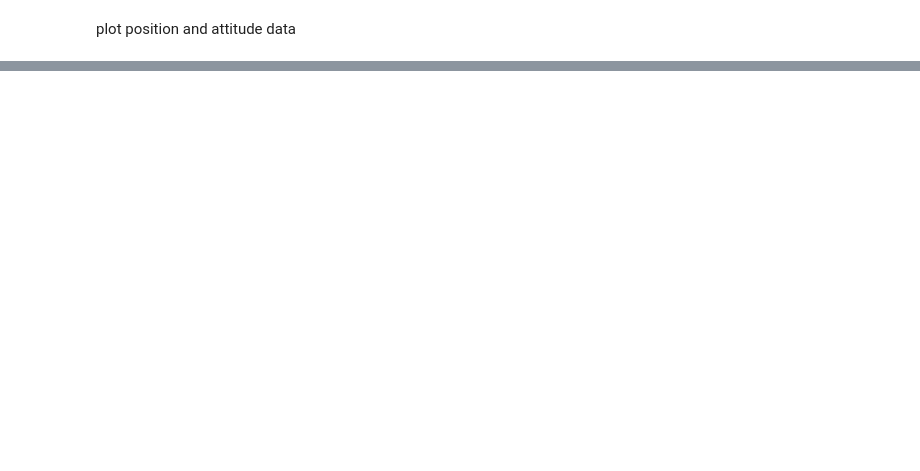
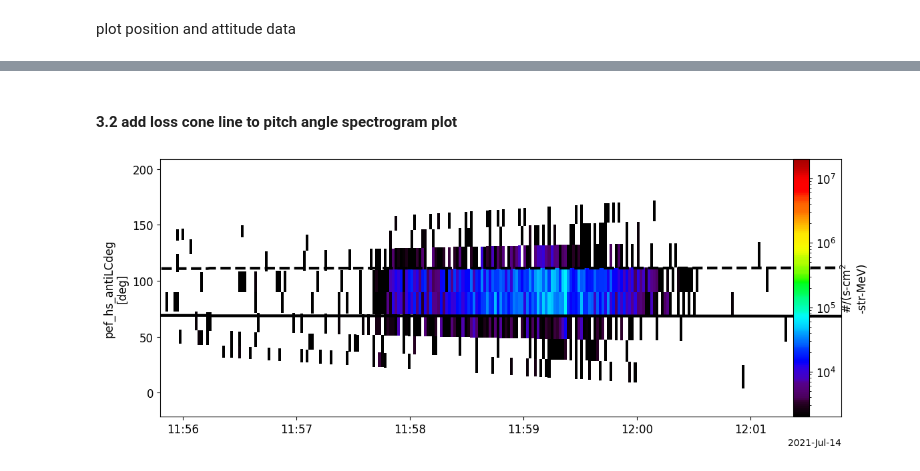
Before and after one commit to jiashuwu89/pyspedas_examples, a Jupyter notebook: pyspedas_examples/notebooks/Elfin_overview.ipynb, the cells around one changed output, grey strips where cells are left out. Saved outputs shown, nothing was run; the diff lists cells and outputs as text; code cells hidden in the pictures; blank space fills up the shorter version.

```diff
--- a/pyspedas_examples/notebooks/Elfin_overview.ipynb
+++ b/pyspedas_examples/notebooks/Elfin_overview.ipynb
@@ -304,0 +308,2 @@ tplot(['ela_pef_hs_nflux_ch0', 'ela_pef_hs_nflux_ch1', 'ela_pef_hs_nflux_ch2', '
+# %% [markdown]
+#### 3.2 add loss cone line to pitch angle spectrogram plot
@@ -304,0 +315,5 @@ tplot(['ela_pef_hs_nflux_ch0', 'ela_pef_hs_nflux_ch1', 'ela_pef_hs_nflux_ch2', '
+# %%
+store_data('ela_pef_hs_nflux_ch0_LC', data=['ela_pef_hs_nflux_ch0', 'ela_pef_hs_LCdeg', 'ela_pef_hs_antiLCdeg'])
+tplot('ela_pef_hs_nflux_ch0_LC')
+# %% [output]
+[figure, added]
```
Also changed, not shown: parts of 30 cells of this notebook, 1 other file.
